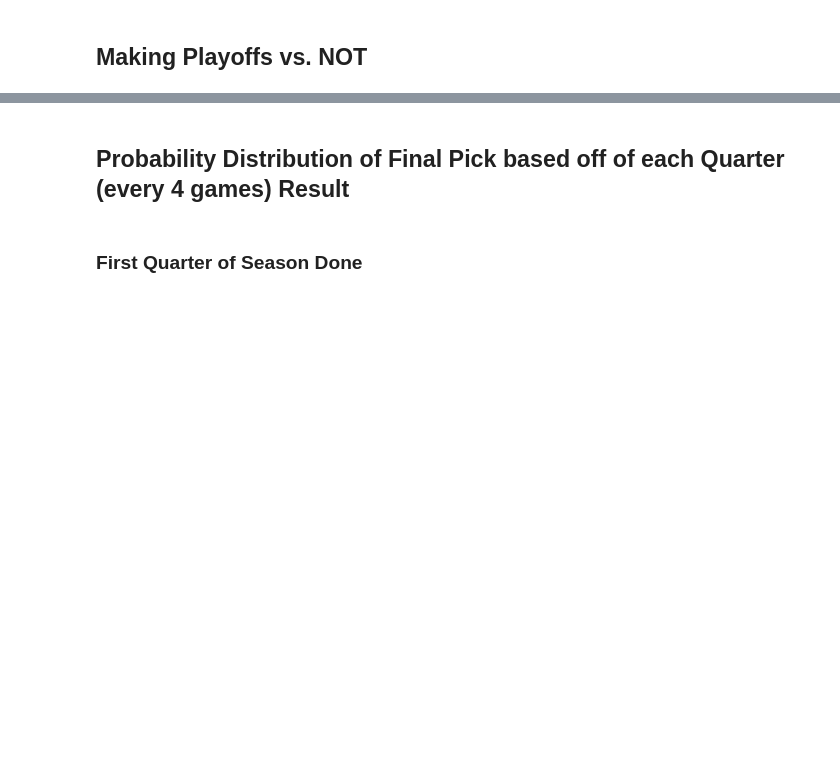
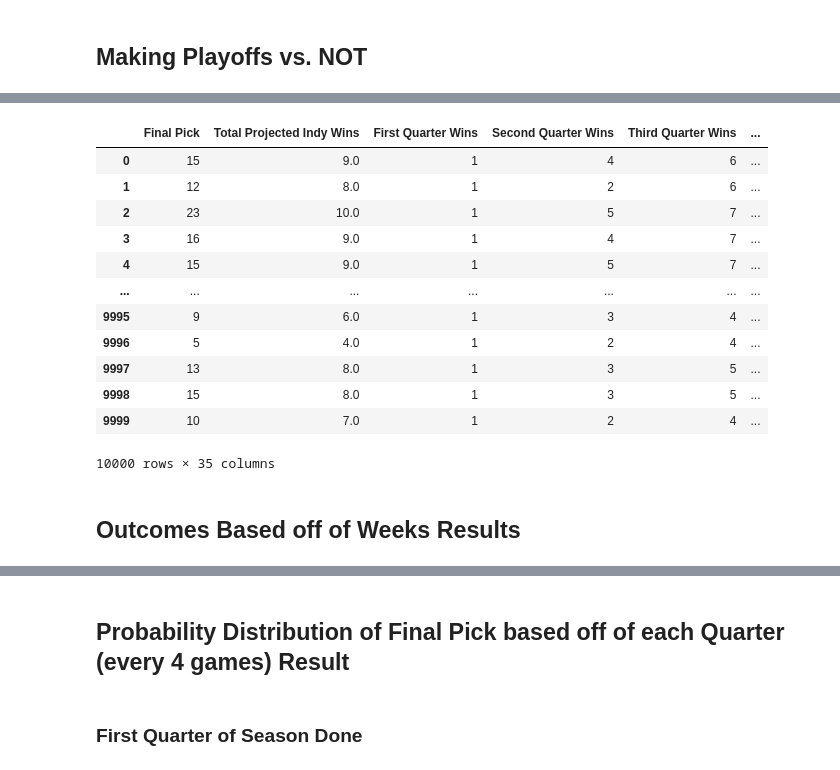
Before and after one commit to kaicanoll/Carson_Wentz_Trade_Comp_Sim, a Jupyter notebook: Carson_Wentz_Draft_Pick_Comp_Predictor.ipynb, the cells around one changed output, grey strips where cells are left out. Cells and saved outputs as stored; diff of their text form; code cells hidden in the pictures; blank space fills up the shorter version.

```diff
--- a/Carson_Wentz_Draft_Pick_Comp_Predictor.ipynb
+++ b/Carson_Wentz_Draft_Pick_Comp_Predictor.ipynb
@@ -724,3 +762,21 @@ Plotly_Bar_Plot(df=Wins_by_First_Quarter_Result,Fact1='Final Pick',slider_text='
                 Color_Titler='Carson Final Snap %',Value='Percentage of Total Occurances (%)',titler='Projected Final Comp. Pick from Colts to Eagles by Colts Made Playoffs')
 # %% [output]
 [interactive output not drawn]
+# %%
+IND_WINS
+# %% [output]
+|  | Final Pick | Total Projected Indy Wins | First Quarter Wins | Second Quarter Wins | Third Quarter Wins | ... |
+| 0 | 15 | 9.0 | 1 | 4 | 6 | ... |
+| 1 | 12 | 8.0 | 1 | 2 | 6 | ... |
+| 2 | 23 | 10.0 | 1 | 5 | 7 | ... |
+| 3 | 16 | 9.0 | 1 | 4 | 7 | ... |
+| 4 | 15 | 9.0 | 1 | 5 | 7 | ... |
+| ... | ... | ... | ... | ... | ... | ... |
+| 9995 | 9 | 6.0 | 1 | 3 | 4 | ... |
+| 9996 | 5 | 4.0 | 1 | 2 | 4 | ... |
+| 9997 | 13 | 8.0 | 1 | 3 | 5 | ... |
+| 9998 | 15 | 8.0 | 1 | 3 | 5 | ... |
+| 9999 | 10 | 7.0 | 1 | 2 | 4 | ... |
+10000 rows × 35 columns
+# %% [markdown]
+## Outcomes Based off of Weeks Results
```
Also changed, not shown: parts of 22 cells of this notebook, 28 other files.
